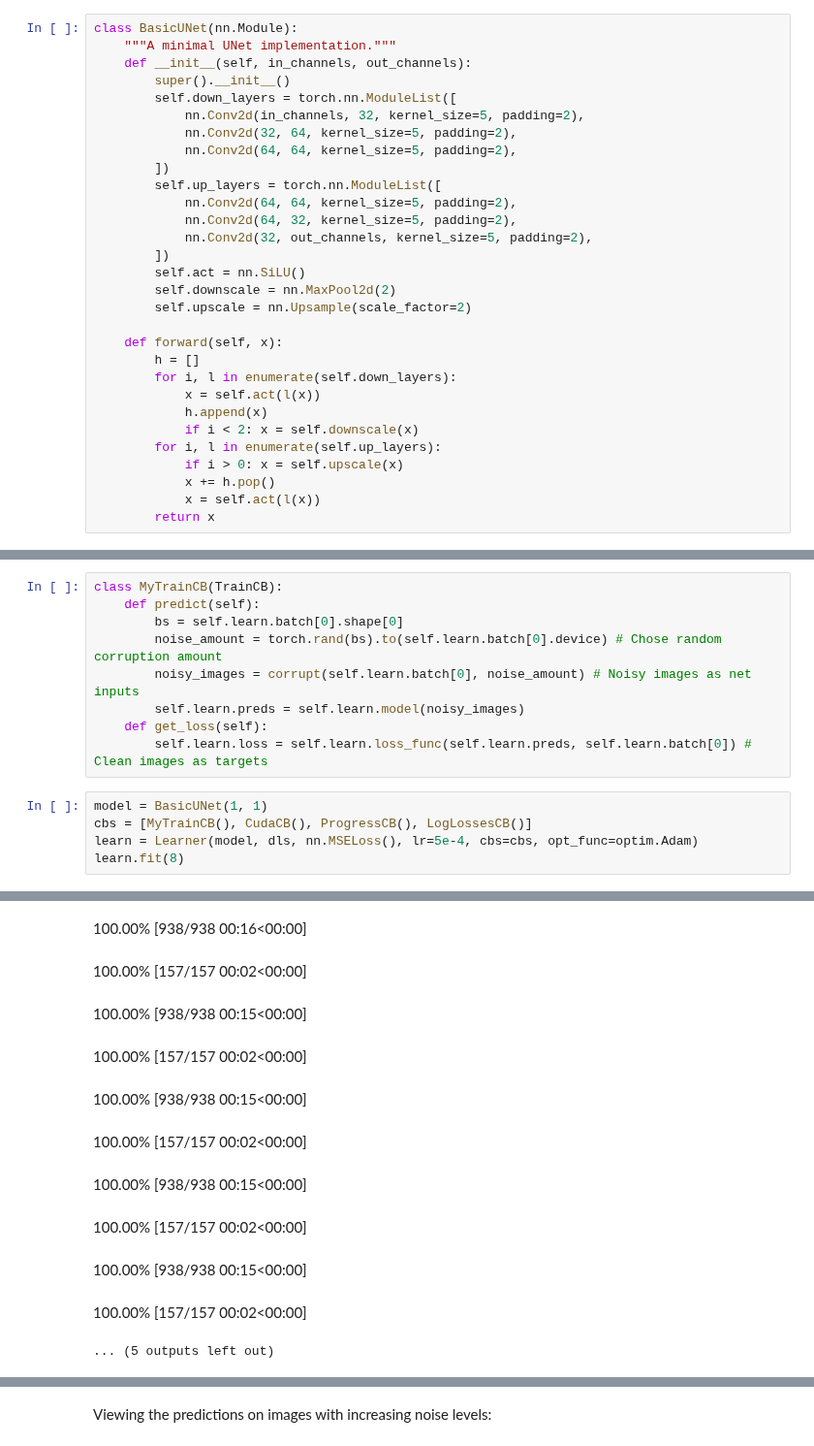
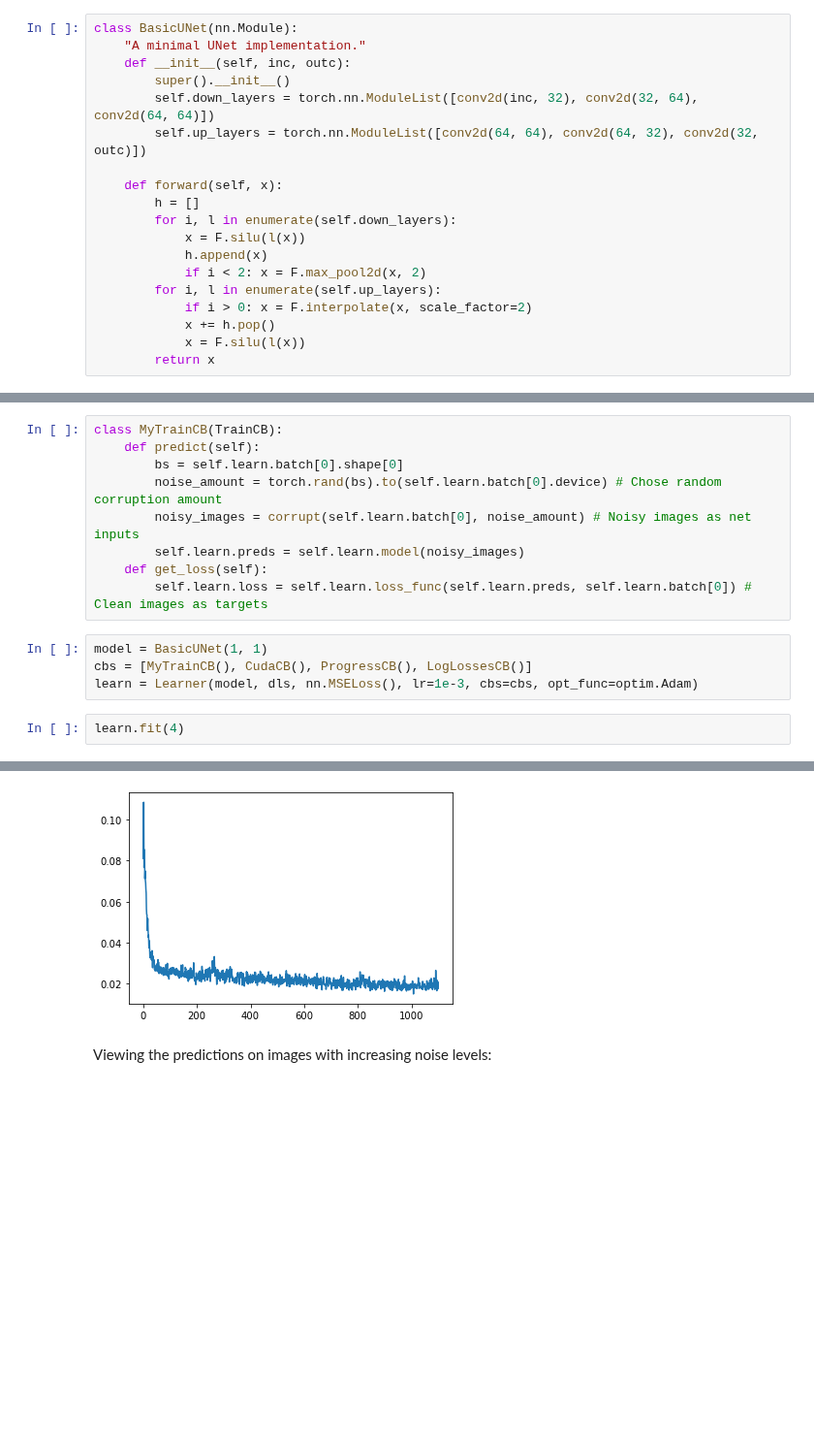
Before and after one commit to fastai/course22p2, a Jupyter notebook: nbs/07A_Diffusion_Model_Test.ipynb, the cells around one changed output, grey strips where cells are left out. Shown at 97% size. Drawn from its saved outputs; the diff is of its cells as text; blank space fills up the shorter version.

```diff
--- a/nbs/07A_Diffusion_Model_Test.ipynb
+++ b/nbs/07A_Diffusion_Model_Test.ipynb
@@ -36,32 +39,21 @@ Define a model:
 # %%
 class BasicUNet(nn.Module):
-    """A minimal UNet implementation."""
-    def __init__(self, in_channels, out_channels):
+    "A minimal UNet implementation."
+    def __init__(self, inc, outc):
         super().__init__()
-        self.down_layers = torch.nn.ModuleList([
-            nn.Conv2d(in_channels, 32, kernel_size=5, padding=2),
-            nn.Conv2d(32, 64, kernel_size=5, padding=2),
-            nn.Conv2d(64, 64, kernel_size=5, padding=2),
-        ])
-        self.up_layers = torch.nn.ModuleList([
-            nn.Conv2d(64, 64, kernel_size=5, padding=2),
-            nn.Conv2d(64, 32, kernel_size=5, padding=2),
-            nn.Conv2d(32, out_channels, kernel_size=5, padding=2),
-        ])
-        self.act = nn.SiLU()
-        self.downscale = nn.MaxPool2d(2)
-        self.upscale = nn.Upsample(scale_factor=2)
+        self.down_layers = torch.nn.ModuleList([conv2d(inc, 32), conv2d(32, 64), conv2d(64, 64)])
+        self.up_layers = torch.nn.ModuleList([conv2d(64, 64), conv2d(64, 32), conv2d(32, outc)])
 
     def forward(self, x):
         h = []
         for i, l in enumerate(self.down_layers):
-            x = self.act(l(x))
+            x = F.silu(l(x))
             h.append(x)
-            if i < 2: x = self.downscale(x)
+            if i < 2: x = F.max_pool2d(x, 2)
         for i, l in enumerate(self.up_layers):
-            if i > 0: x = self.upscale(x)
+            if i > 0: x = F.interpolate(x, scale_factor=2)
             x += h.pop()
-            x = self.act(l(x))
+            x = F.silu(l(x))
         return x
 # %% [markdown]
 Define the corruption:
@@ -89,9 +81,10 @@ class MyTrainCB(TrainCB):
         self.learn.preds = self.learn.model(noisy_images)
     def get_loss(self):
         self.learn.loss = self.learn.loss_func(self.learn.preds, self.learn.batch[0]) # Clean images as targets
+# %%
+model = BasicUNet(1, 1)
+cbs = [MyTrainCB(), CudaCB(), ProgressCB(), LogLossesCB()]
+learn = Learner(model, dls, nn.MSELoss(), lr=1e-3, cbs=cbs, opt_func=optim.Adam)
 # %%
-model = BasicUNet(1, 1)
-cbs = [MyTrainCB(), CudaCB(), ProgressCB(), LogLossesCB()]
-learn = Learner(model, dls, nn.MSELoss(), lr=5e-4, cbs=cbs, opt_func=optim.Adam)
-learn.fit(8)
+learn.fit(4)
 # %% [output]
@@ -100,11 +90,0 @@ learn.fit(8)
-100.00% [938/938 00:16<00:00]
-100.00% [157/157 00:02<00:00]
-100.00% [938/938 00:15<00:00]
-100.00% [157/157 00:02<00:00]
-100.00% [938/938 00:15<00:00]
-100.00% [157/157 00:02<00:00]
-100.00% [938/938 00:15<00:00]
-100.00% [157/157 00:02<00:00]
-100.00% [938/938 00:15<00:00]
-100.00% [157/157 00:02<00:00]
-... (5 outputs left out)
@@ -111,2 +99,3 @@ learn.fit(8)
+[figure, added]
 # %% [markdown]
 Viewing the predictions on images with increasing noise levels:
```
Also changed, not shown: parts of 25 cells of this notebook, 3 other files.
